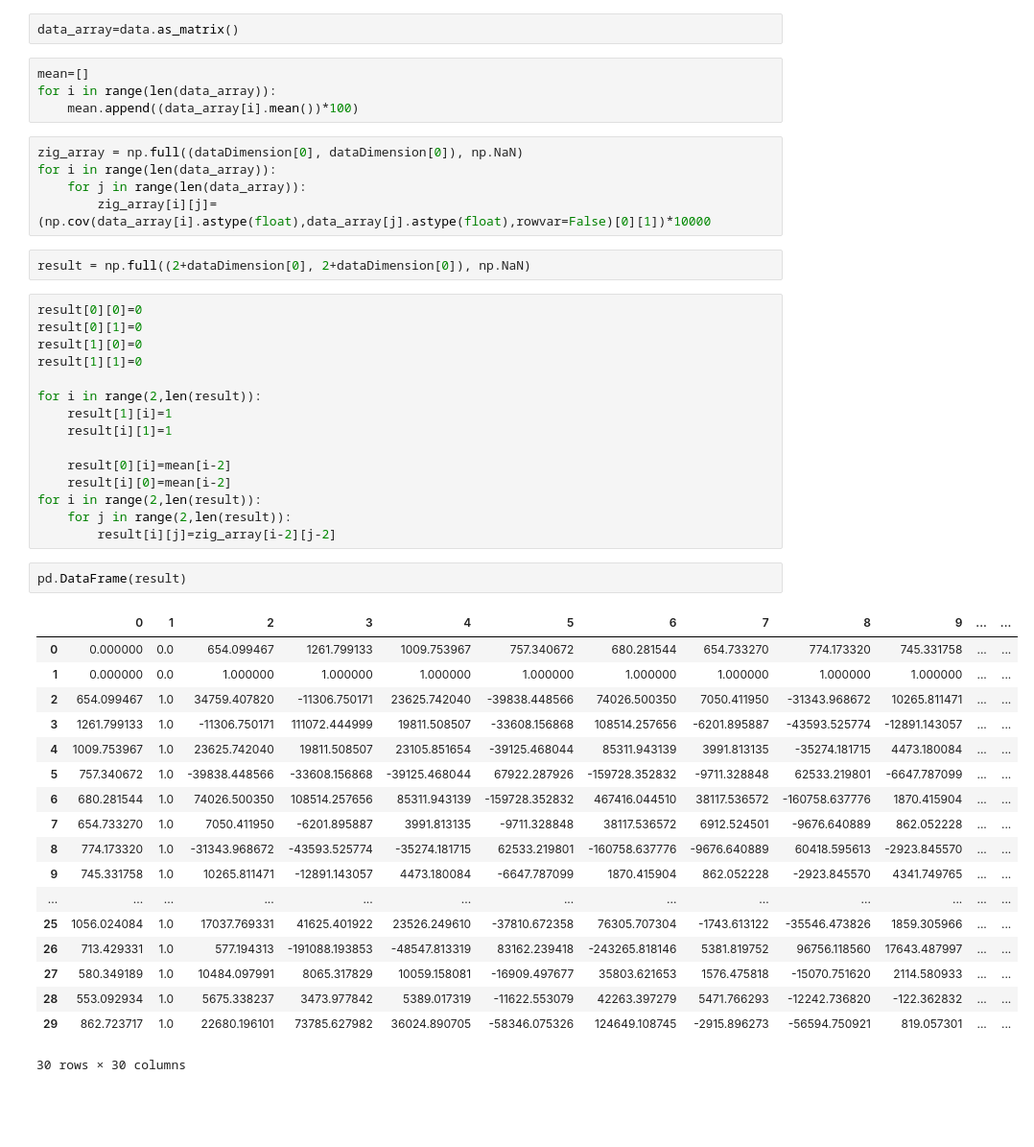
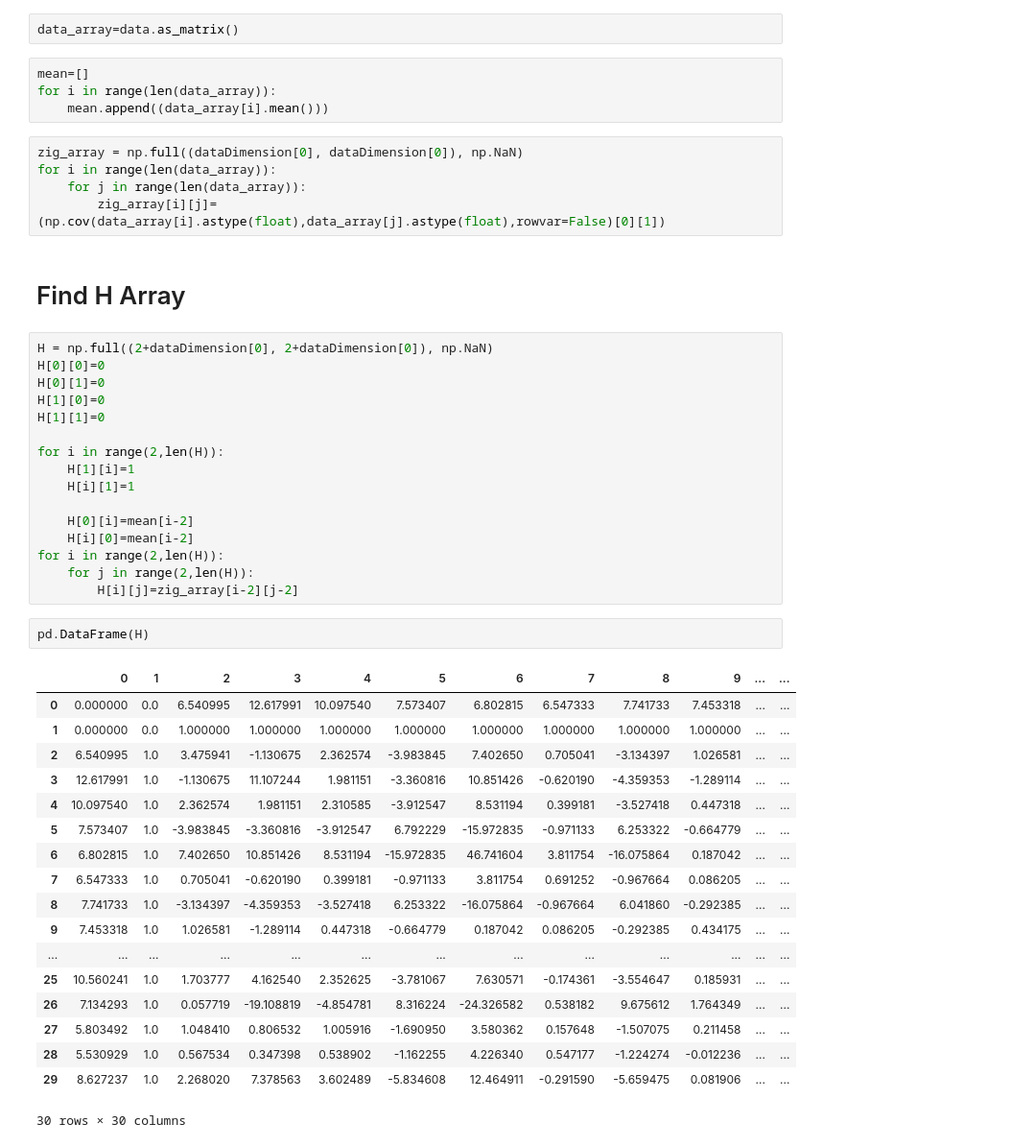
Before and after one commit to MartMong/Tleproject, a Jupyter notebook: Tle's Project_2.ipynb, the cells around one changed output. Shown: that part at 96% size. Saved outputs shown, nothing was run; the diff lists cells and outputs as text; blank space fills up the shorter version.

```diff
--- a/Tle's Project_2.ipynb
+++ b/Tle's Project_2.ipynb
@@ -13,47 +15,48 @@ data_array=data.as_matrix()
 # %%
 mean=[]
 for i in range(len(data_array)):
-    mean.append((data_array[i].mean())*100)
+    mean.append((data_array[i].mean()))
 # %%
 zig_array = np.full((dataDimension[0], dataDimension[0]), np.NaN)
 for i in range(len(data_array)):
     for j in range(len(data_array)):
-        zig_array[i][j]=(np.cov(data_array[i].astype(float),data_array[j].astype(float),rowvar=False)[0][1])*10000
+        zig_array[i][j]=(np.cov(data_array[i].astype(float),data_array[j].astype(float),rowvar=False)[0][1])
-# %%
-result = np.full((2+dataDimension[0], 2+dataDimension[0]), np.NaN)
+# %% [markdown]
+# Find H Array
 # %%
-result[0][0]=0
-result[0][1]=0
-result[1][0]=0
-result[1][1]=0
+H = np.full((2+dataDimension[0], 2+dataDimension[0]), np.NaN)
+H[0][0]=0
+H[0][1]=0
+H[1][0]=0
+H[1][1]=0
 
-for i in range(2,len(result)):
-    result[1][i]=1
-    result[i][1]=1
+for i in range(2,len(H)):
+    H[1][i]=1
+    H[i][1]=1
 
-    result[0][i]=mean[i-2]
-    result[i][0]=mean[i-2]
-for i in range(2,len(result)):
-    for j in range(2,len(result)):
-        result[i][j]=zig_array[i-2][j-2]
+    H[0][i]=mean[i-2]
+    H[i][0]=mean[i-2]
+for i in range(2,len(H)):
+    for j in range(2,len(H)):
+        H[i][j]=zig_array[i-2][j-2]
 # %%
-pd.DataFrame(result)
+pd.DataFrame(H)
 # %% [output]
 |  | 0 | 1 | 2 | 3 | 4 | 5 | 6 | 7 | 8 | 9 | ... | ... |
-| 0 | 0.000000 | 0.0 | 654.099467 | 1261.799133 | 1009.753967 | 757.340672 | 680.281544 | 654.733270 | 774.173320 | 745.331758 | ... | ... |
+| 0 | 0.000000 | 0.0 | 6.540995 | 12.617991 | 10.097540 | 7.573407 | 6.802815 | 6.547333 | 7.741733 | 7.453318 | ... | ... |
 | 1 | 0.000000 | 0.0 | 1.000000 | 1.000000 | 1.000000 | 1.000000 | 1.000000 | 1.000000 | 1.000000 | 1.000000 | ... | ... |
-| 2 | 654.099467 | 1.0 | 34759.407820 | -11306.750171 | 23625.742040 | -39838.448566 | 74026.500350 | 7050.411950 | -31343.968672 | 10265.811471 | ... | ... |
-| 3 | 1261.799133 | 1.0 | -11306.750171 | 111072.444999 | 19811.508507 | -33608.156868 | 108514.257656 | -6201.895887 | -43593.525774 | -12891.143057 | ... | ... |
-| 4 | 1009.753967 | 1.0 | 23625.742040 | 19811.508507 | 23105.851654 | -39125.468044 | 85311.943139 | 3991.813135 | -35274.181715 | 4473.180084 | ... | ... |
-| 5 | 757.340672 | 1.0 | -39838.448566 | -33608.156868 | -39125.468044 | 67922.287926 | -159728.352832 | -9711.328848 | 62533.219801 | -6647.787099 | ... | ... |
-| 6 | 680.281544 | 1.0 | 74026.500350 | 108514.257656 | 85311.943139 | -159728.352832 | 467416.044510 | 38117.536572 | -160758.637776 | 1870.415904 | ... | ... |
-| 7 | 654.733270 | 1.0 | 7050.411950 | -6201.895887 | 3991.813135 | -9711.328848 | 38117.536572 | 6912.524501 | -9676.640889 | 862.052228 | ... | ... |
-| 8 | 774.173320 | 1.0 | -31343.968672 | -43593.525774 | -35274.181715 | 62533.219801 | -160758.637776 | -9676.640889 | 60418.595613 | -2923.845570 | ... | ... |
-| 9 | 745.331758 | 1.0 | 10265.811471 | -12891.143057 | 4473.180084 | -6647.787099 | 1870.415904 | 862.052228 | -2923.845570 | 4341.749765 | ... | ... |
+| 2 | 6.540995 | 1.0 | 3.475941 | -1.130675 | 2.362574 | -3.983845 | 7.402650 | 0.705041 | -3.134397 | 1.026581 | ... | ... |
+| 3 | 12.617991 | 1.0 | -1.130675 | 11.107244 | 1.981151 | -3.360816 | 10.851426 | -0.620190 | -4.359353 | -1.289114 | ... | ... |
+| 4 | 10.097540 | 1.0 | 2.362574 | 1.981151 | 2.310585 | -3.912547 | 8.531194 | 0.399181 | -3.527418 | 0.447318 | ... | ... |
+| 5 | 7.573407 | 1.0 | -3.983845 | -3.360816 | -3.912547 | 6.792229 | -15.972835 | -0.971133 | 6.253322 | -0.664779 | ... | ... |
+| 6 | 6.802815 | 1.0 | 7.402650 | 10.851426 | 8.531194 | -15.972835 | 46.741604 | 3.811754 | -16.075864 | 0.187042 | ... | ... |
+| 7 | 6.547333 | 1.0 | 0.705041 | -0.620190 | 0.399181 | -0.971133 | 3.811754 | 0.691252 | -0.967664 | 0.086205 | ... | ... |
+| 8 | 7.741733 | 1.0 | -3.134397 | -4.359353 | -3.527418 | 6.253322 | -16.075864 | -0.967664 | 6.041860 | -0.292385 | ... | ... |
+| 9 | 7.453318 | 1.0 | 1.026581 | -1.289114 | 0.447318 | -0.664779 | 0.187042 | 0.086205 | -0.292385 | 0.434175 | ... | ... |
 | ... | ... | ... | ... | ... | ... | ... | ... | ... | ... | ... | ... | ... |
-| 25 | 1056.024084 | 1.0 | 17037.769331 | 41625.401922 | 23526.249610 | -37810.672358 | 76305.707304 | -1743.613122 | -35546.473826 | 1859.305966 | ... | ... |
-| 26 | 713.429331 | 1.0 | 577.194313 | -191088.193853 | -48547.813319 | 83162.239418 | -243265.818146 | 5381.819752 | 96756.118560 | 17643.487997 | ... | ... |
-| 27 | 580.349189 | 1.0 | 10484.097991 | 8065.317829 | 10059.158081 | -16909.497677 | 35803.621653 | 1576.475818 | -15070.751620 | 2114.580933 | ... | ... |
-| 28 | 553.092934 | 1.0 | 5675.338237 | 3473.977842 | 5389.017319 | -11622.553079 | 42263.397279 | 5471.766293 | -12242.736820 | -122.362832 | ... | ... |
-| 29 | 862.723717 | 1.0 | 22680.196101 | 73785.627982 | 36024.890705 | -58346.075326 | 124649.108745 | -2915.896273 | -56594.750921 | 819.057301 | ... | ... |
+| 25 | 10.560241 | 1.0 | 1.703777 | 4.162540 | 2.352625 | -3.781067 | 7.630571 | -0.174361 | -3.554647 | 0.185931 | ... | ... |
+| 26 | 7.134293 | 1.0 | 0.057719 | -19.108819 | -4.854781 | 8.316224 | -24.326582 | 0.538182 | 9.675612 | 1.764349 | ... | ... |
+| 27 | 5.803492 | 1.0 | 1.048410 | 0.806532 | 1.005916 | -1.690950 | 3.580362 | 0.157648 | -1.507075 | 0.211458 | ... | ... |
+| 28 | 5.530929 | 1.0 | 0.567534 | 0.347398 | 0.538902 | -1.162255 | 4.226340 | 0.547177 | -1.224274 | -0.012236 | ... | ... |
+| 29 | 8.627237 | 1.0 | 2.268020 | 7.378563 | 3.602489 | -5.834608 | 12.464911 | -0.291590 | -5.659475 | 0.081906 | ... | ... |
 30 rows × 30 columns
```
Also changed, not shown: parts of 14 cells of this notebook.
